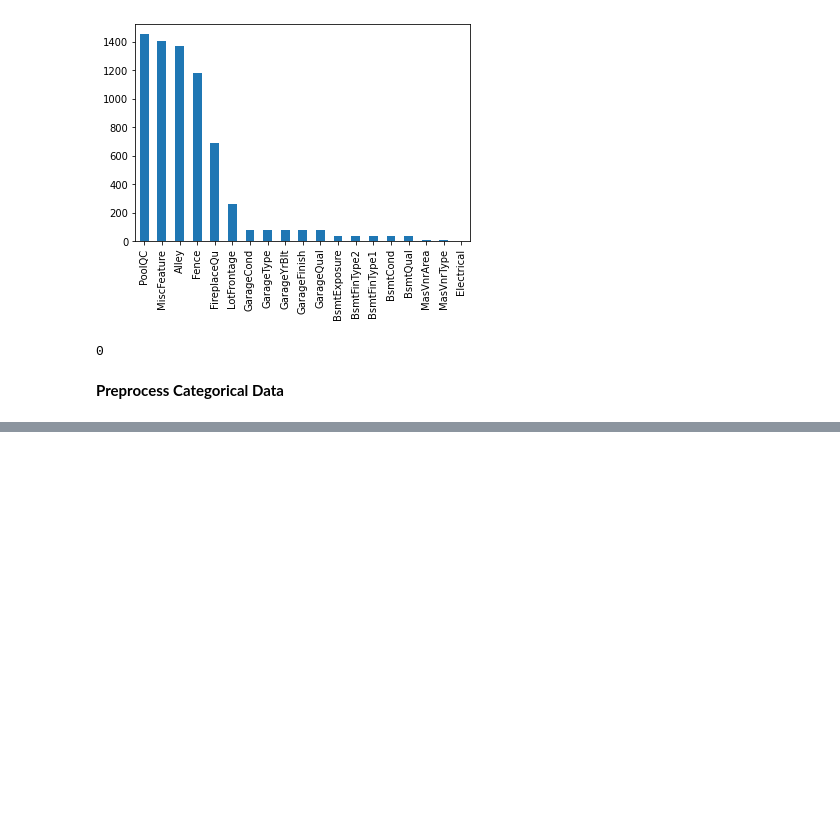
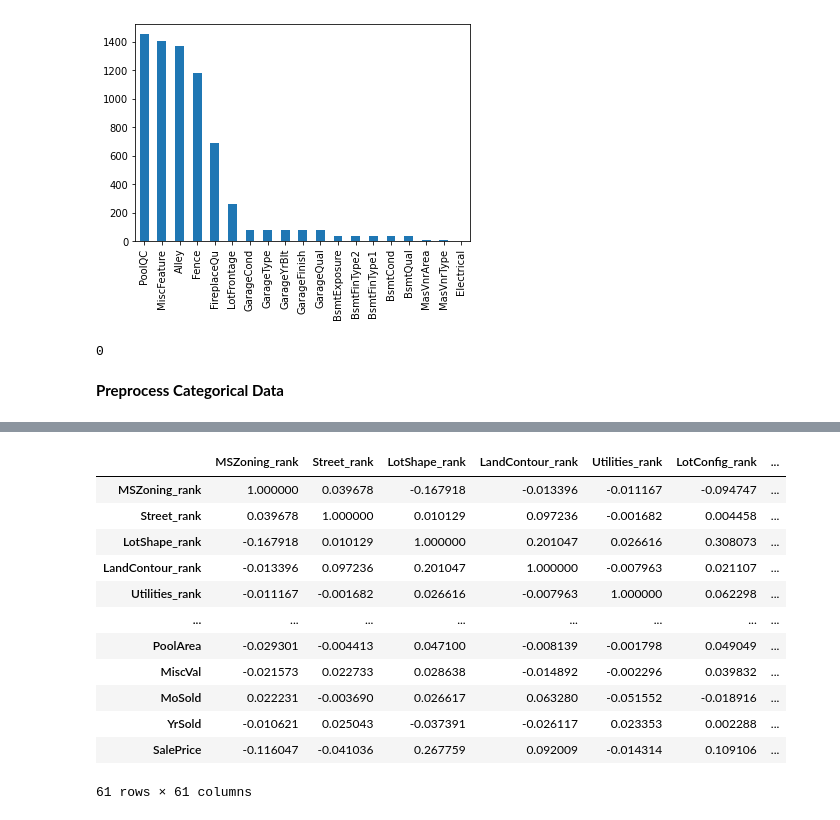
Before and after one commit to jwgdmkj/jupiterColab, a Jupyter notebook: Chap2_Kaggle.ipynb, the cells around one changed output, grey strips where cells are left out. Saved outputs shown, nothing was run; the diff lists cells and outputs as text; code cells hidden in the pictures; blank space fills up the shorter version.

```diff
--- a/Chap2_Kaggle.ipynb
+++ b/Chap2_Kaggle.ipynb
@@ -117,0 +181,42 @@ def add_rank_feature(feature_name, rank_feature_name) :
+# %%
+"""
+dataframe=pd.DataFrame({'Attendance': {0: 60, 1: 100, 2: 80,3: 78,4: 95},
+                        'Name': {0: 'Olivia', 1: 'John', 2: 'Laura',3: 'Ben',4: 'Kevin'},
+                        'Obtained Marks': {0: 90, 1: 75, 2: 82, 3: 64, 4: 45}})
+print("The Original Data frame is: \n")
+print(dataframe)
+
+dataframe1 = dataframe.corr()
+print("The Correlation Matrix is: \n")
+print(dataframe1)
+
+The Original Data frame is:
+
+   Attendance    Name  Obtained Marks
+0          60  Olivia              90
+1         100    John              75
+2          80   Laura              82
+3          78     Ben              64
+4          95   Kevin              45
+The Correlation Matrix is:
+
+                Attendance  Obtained Marks
+Attendance         1.00000        -0.61515
+Obtained Marks    -0.61515         1.00000
+"""
+corrmat = df_processed.corr() # corr : 그룹 별 변수간 상관관계 분석
+corrmat
+# %% [output]
+|  | MSZoning_rank | Street_rank | LotShape_rank | LandContour_rank | Utilities_rank | LotConfig_rank | ... |
+| MSZoning_rank | 1.000000 | 0.039678 | -0.167918 | -0.013396 | -0.011167 | -0.094747 | ... |
+| Street_rank | 0.039678 | 1.000000 | 0.010129 | 0.097236 | -0.001682 | 0.004458 | ... |
+| LotShape_rank | -0.167918 | 0.010129 | 1.000000 | 0.201047 | 0.026616 | 0.308073 | ... |
+| LandContour_rank | -0.013396 | 0.097236 | 0.201047 | 1.000000 | -0.007963 | 0.021107 | ... |
+| Utilities_rank | -0.011167 | -0.001682 | 0.026616 | -0.007963 | 1.000000 | 0.062298 | ... |
+| ... | ... | ... | ... | ... | ... | ... | ... |
+| PoolArea | -0.029301 | -0.004413 | 0.047100 | -0.008139 | -0.001798 | 0.049049 | ... |
+| MiscVal | -0.021573 | 0.022733 | 0.028638 | -0.014892 | -0.002296 | 0.039832 | ... |
+| MoSold | 0.022231 | -0.003690 | 0.026617 | 0.063280 | -0.051552 | -0.018916 | ... |
+| YrSold | -0.010621 | 0.025043 | -0.037391 | -0.026117 | 0.023353 | 0.002288 | ... |
+| SalePrice | -0.116047 | -0.041036 | 0.267759 | 0.092009 | -0.014314 | 0.109106 | ... |
+61 rows × 61 columns
```
Also changed, not shown: parts of 7 cells of this notebook.
